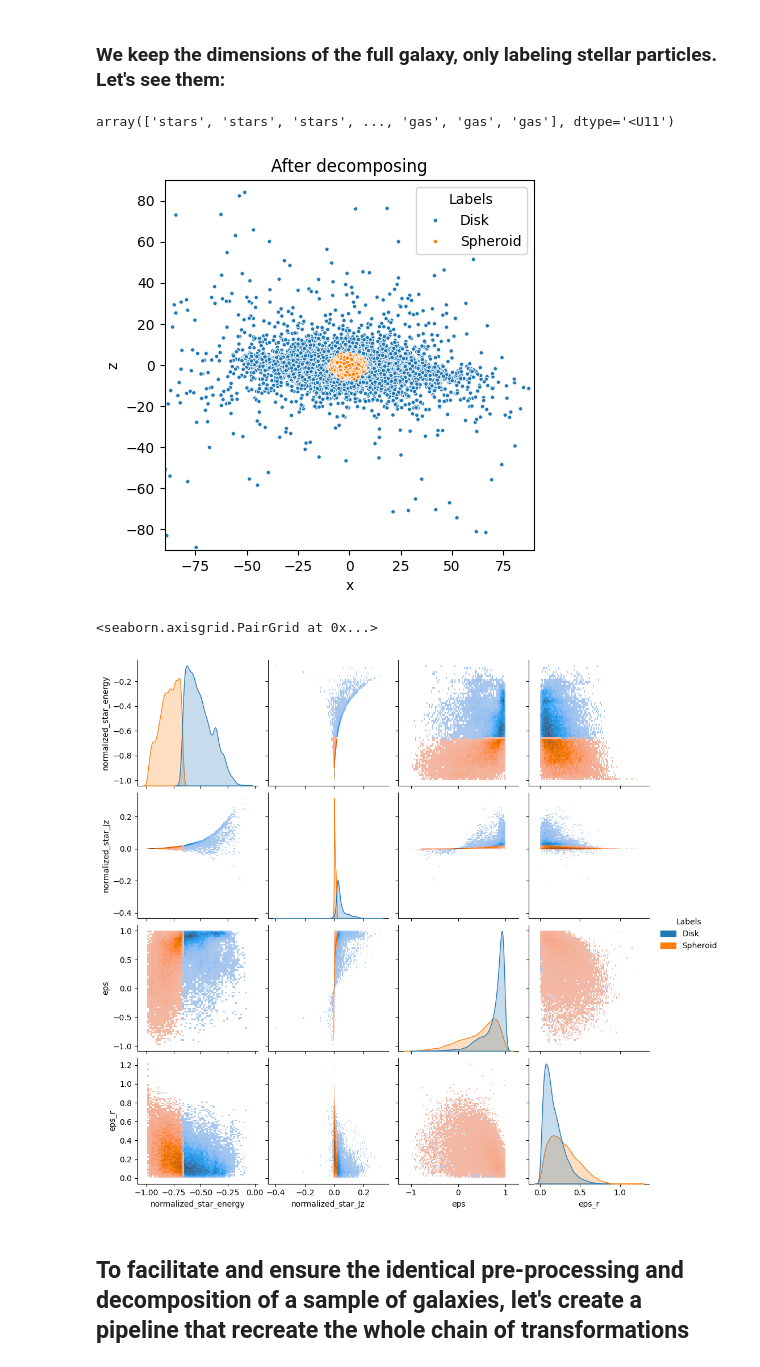
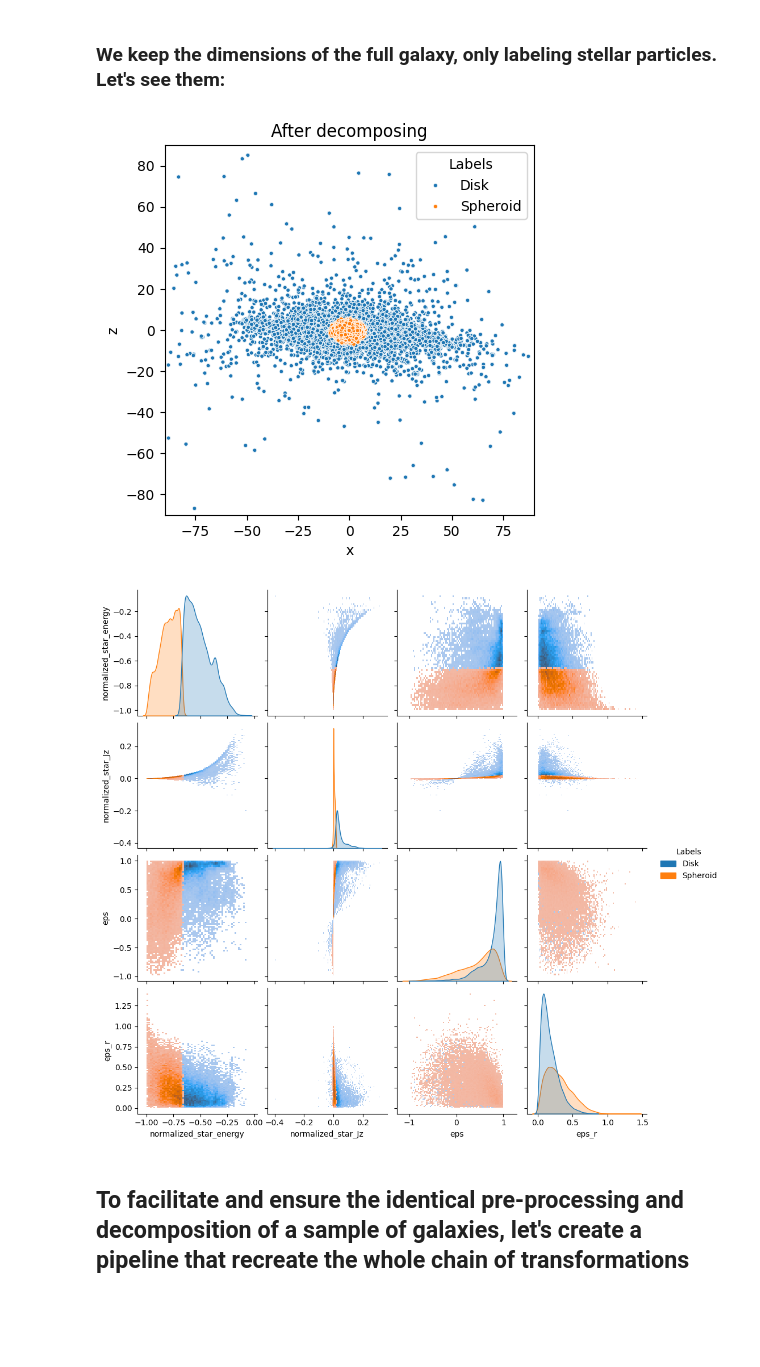
Before and after one commit to BrunoCeliz/galaxy-chop, a Jupyter notebook: draft/Galaxychop_tutorial.ipynb, the cells around one changed output. Cells and saved outputs as stored; diff of their text form; code cells hidden in the pictures; blank space fills up the shorter version.

```diff
--- a/draft/Galaxychop_tutorial.ipynb
+++ b/draft/Galaxychop_tutorial.ipynb
@@ -51,7 +51,7 @@ The system has its potential energy calculated? True
 
 Centralizer = gchop.preproc.Centralizer(with_potential=True)
 # Because I already check that the galaxy has the potential computed
-Aligner = gchop.preproc.Aligner(r_cut=30.)  # The default. I don't know the galaxy size
+Aligner = gchop.preproc.Aligner(r_cut=10.)  # The default is 30 kpc (!). I don't know the galaxy size
 # (Maybe debería explicar ese paso previo? Pero la gracia es que todavía no sé cómo es mi galaxia;
 # Visual check usando el módulo plot and then check if centred or aligned?)
 
@@ -185,15 +186,12 @@ df_components
 272647 rows × 4 columns
 # %% [markdown]
 ### We keep the dimensions of the full galaxy, only labeling stellar particles. Let's see them:
-# %%
-decomp_glx.components.ptypes
-# %% [output]
-array(['stars', 'stars', 'stars', ..., 'gas', 'gas', 'gas'], dtype='<U11')
 # %%
 # Stars of the galaxy, separated by component:
-# Since I'm specifying lmap, I don't need to chose ptypes (!)
+# Since I'm specifying lmap, I don't need to choose ptypes (!)
 ax = decomp_glx.galaxy.plot.scatter("x", "z",
-                                    labels=decomp_glx.components, lmap={0: "Spheroid", 1: "Disk"})
+                                    labels=decomp_glx.components,
+                                    lmap={0: "Spheroid", 1: "Disk"})
 
 #ax.set_aspect('equal', adjustable='box')
 ax.set_title('After decomposing')
@@ -201,13 +199,13 @@ ax.set_xlim(-90,90)
 ax.set_ylim(-90,90)
 ax.set_box_aspect(1)
 # %% [output]
-[figure, old version]
+[figure, new version]
 # %%
 # A more detailed view of the parameters:
-decomp_glx.galaxy.plot.sdyn_pairplot(labels=decomp_glx.components, lmap={0: "Spheroid", 1: "Disk"})
+decomp_glx.galaxy.plot.sdyn_pairplot(labels=decomp_glx.components,
+                                     lmap={0: "Spheroid", 1: "Disk"});
 # %% [output]
-<seaborn.axisgrid.PairGrid at 0x...>
-[figure, old version]
+[figure, new version]
 # %% [markdown]
 ## To facilitate and ensure the identical pre-processing and decomposition of a sample of galaxies, let's create a pipeline that recreate the whole chain of transformations
 # %%
```
Also changed, not shown: parts of 86 cells of this notebook.
